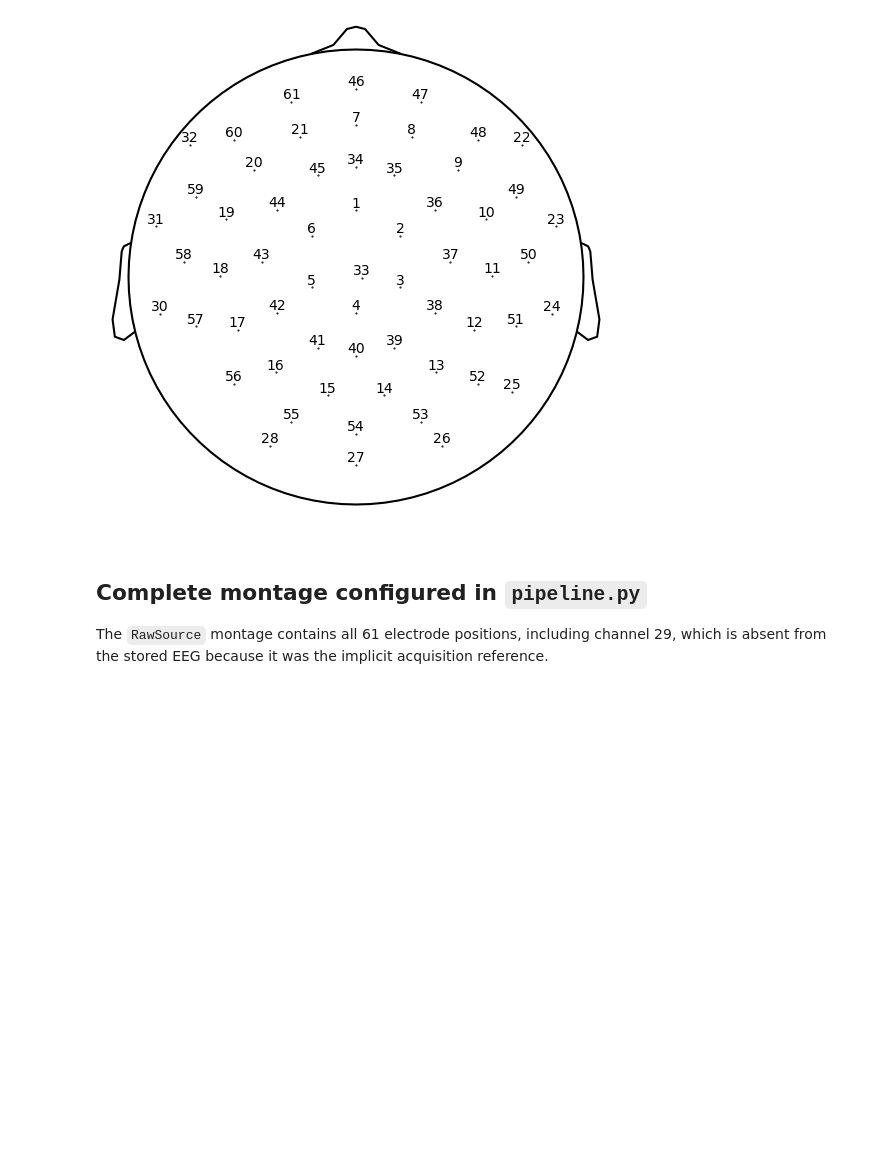
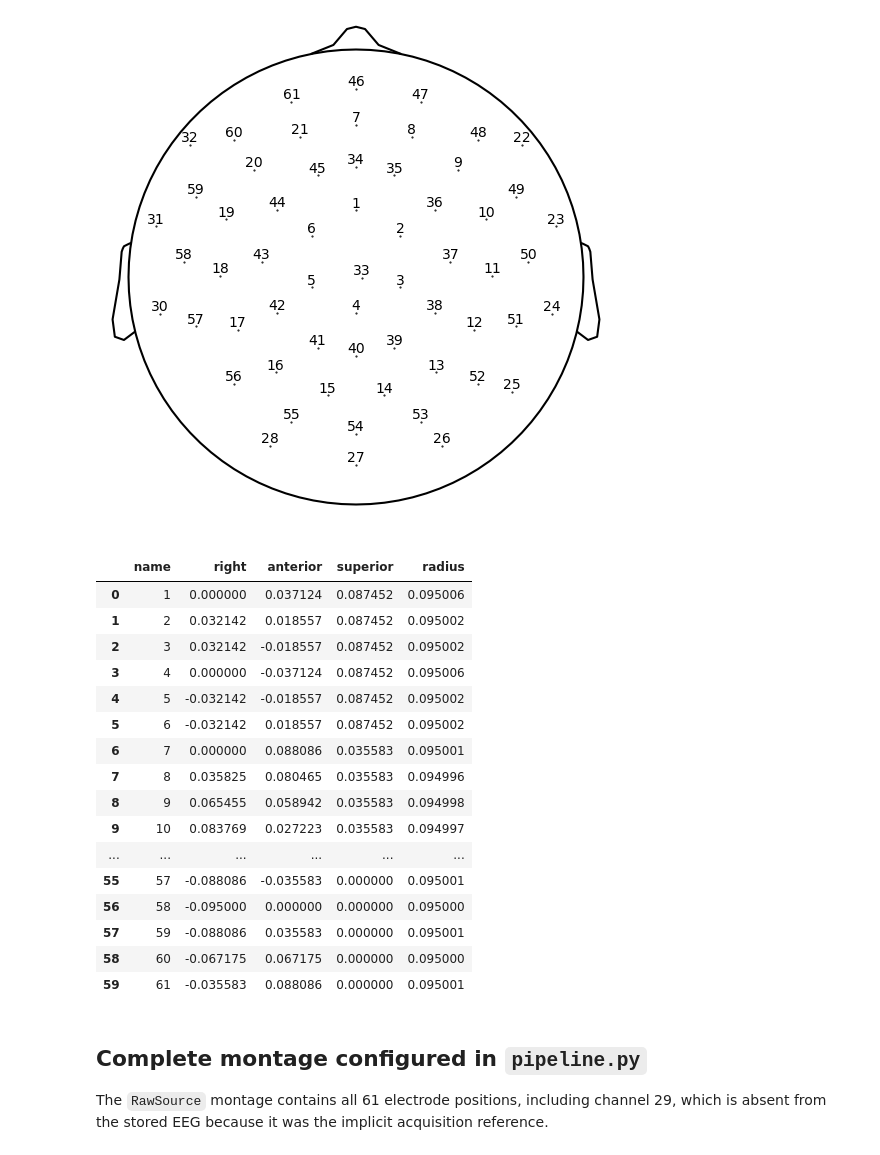
Before and after one commit to Daffodil404/alice-comprehension-neural-prediction, a Jupyter notebook: scripts/notebooks/plot_sensor_montage.ipynb, the cells around one changed output. Cells and saved outputs as stored; diff of their text form; code cells hidden in the pictures; blank space fills up the shorter version.

```diff
--- a/scripts/notebooks/plot_sensor_montage.ipynb
+++ b/scripts/notebooks/plot_sensor_montage.ipynb
@@ -69,6 +69,44 @@ current_sensor_plot = plot.SensorMap(
 )
 # %% [output]
 [figure]
+# %%
+import numpy as np
+import pandas as pd
+
+sensor = eeg.sensor
+
+eelbrain_positions = pd.DataFrame({
+    'name': sensor.names,
+    'right': np.asarray(sensor.right),
+    'anterior': np.asarray(sensor.anterior),
+    'superior': np.asarray(sensor.superior),
+})
+
+eelbrain_positions['radius'] = np.sqrt(
+    eelbrain_positions['right'] ** 2
+    + eelbrain_positions['anterior'] ** 2
+    + eelbrain_positions['superior'] ** 2
+)
+
+eelbrain_positions
+# %% [output]
+|  | name | right | anterior | superior | radius |
+| 0 | 1 | 0.000000 | 0.037124 | 0.087452 | 0.095006 |
+| 1 | 2 | 0.032142 | 0.018557 | 0.087452 | 0.095002 |
+| 2 | 3 | 0.032142 | -0.018557 | 0.087452 | 0.095002 |
+| 3 | 4 | 0.000000 | -0.037124 | 0.087452 | 0.095006 |
+| 4 | 5 | -0.032142 | -0.018557 | 0.087452 | 0.095002 |
+| 5 | 6 | -0.032142 | 0.018557 | 0.087452 | 0.095002 |
+| 6 | 7 | 0.000000 | 0.088086 | 0.035583 | 0.095001 |
+| 7 | 8 | 0.035825 | 0.080465 | 0.035583 | 0.094996 |
+| 8 | 9 | 0.065455 | 0.058942 | 0.035583 | 0.094998 |
+| 9 | 10 | 0.083769 | 0.027223 | 0.035583 | 0.094997 |
+| ... | ... | ... | ... | ... | ... |
+| 55 | 57 | -0.088086 | -0.035583 | 0.000000 | 0.095001 |
+| 56 | 58 | -0.095000 | 0.000000 | 0.000000 | 0.095000 |
+| 57 | 59 | -0.088086 | 0.035583 | 0.000000 | 0.095001 |
+| 58 | 60 | -0.067175 | 0.067175 | 0.000000 | 0.095000 |
+| 59 | 61 | -0.035583 | 0.088086 | 0.000000 | 0.095001 |
 # %% [markdown]
 ## Complete montage configured in `pipeline.py`
 
```
Also changed, not shown: parts of 2 cells of this notebook.
